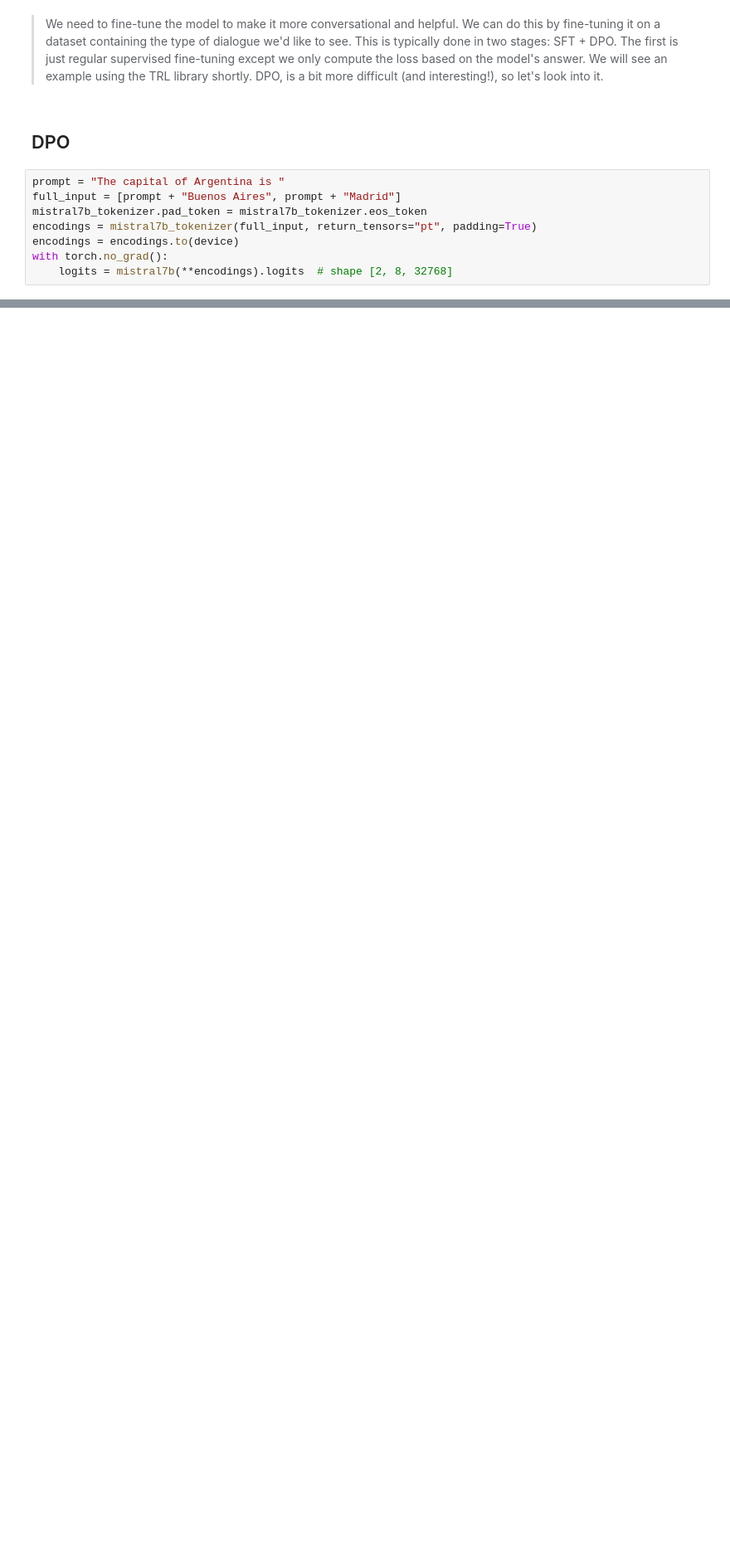
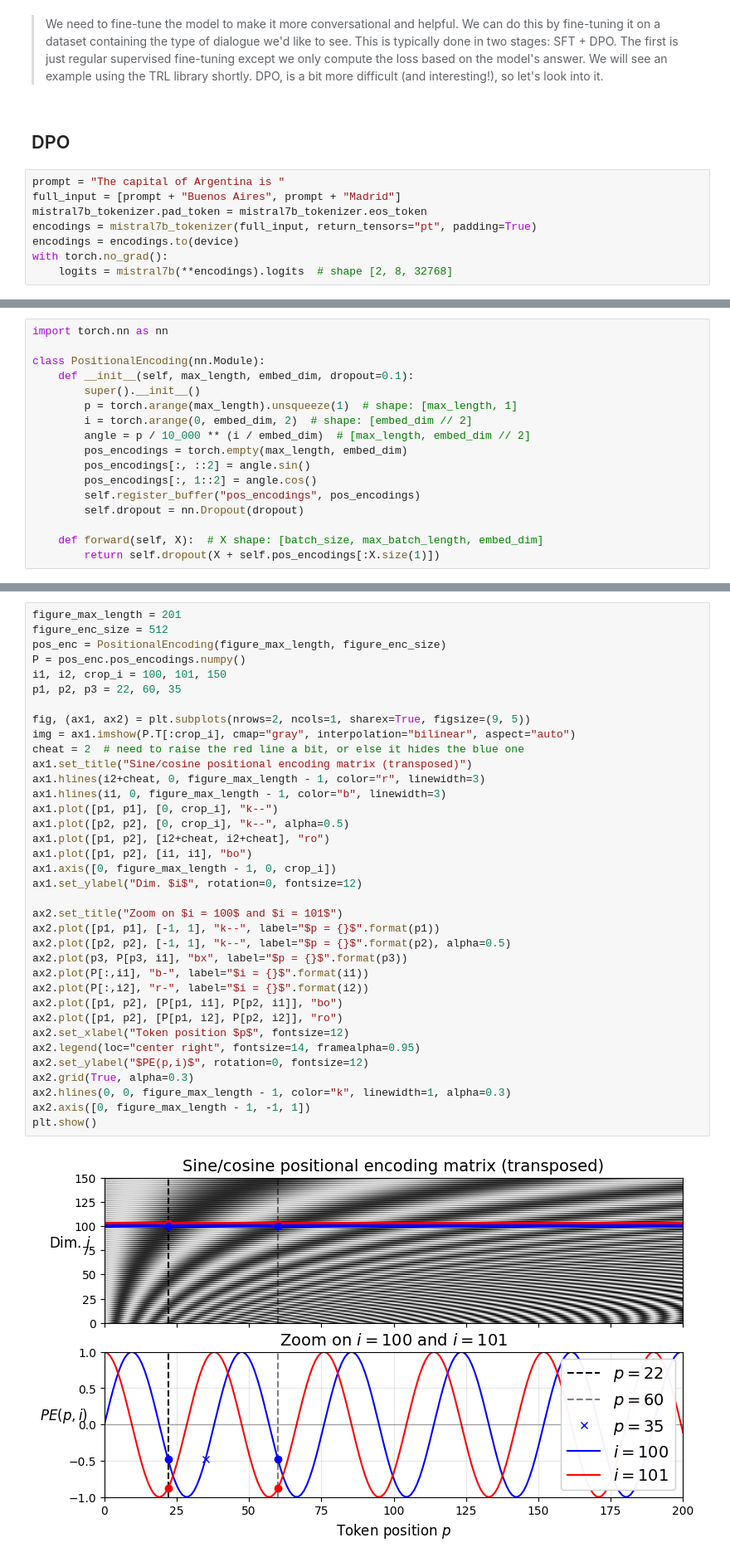
Before and after one commit to KhanUzeb/HOML, a Jupyter notebook: Codes/Chapter15o.ipynb, the cells around one changed output, grey strips where cells are left out. Shown at 83% size. Drawn from its saved outputs; the diff is of its cells as text; blank space fills up the shorter version.

```diff
--- a/Codes/Chapter15o.ipynb
+++ b/Codes/Chapter15o.ipynb
@@ -405,0 +671,17 @@ with torch.no_grad():
+# %%
+import torch.nn as nn
+
+class PositionalEncoding(nn.Module):
+    def __init__(self, max_length, embed_dim, dropout=0.1):
+        super().__init__()
+        p = torch.arange(max_length).unsqueeze(1)  # shape: [max_length, 1]
+        i = torch.arange(0, embed_dim, 2)  # shape: [embed_dim // 2]
+        angle = p / 10_000 ** (i / embed_dim)  # [max_length, embed_dim // 2]
+        pos_encodings = torch.empty(max_length, embed_dim)
+        pos_encodings[:, ::2] = angle.sin()
+        pos_encodings[:, 1::2] = angle.cos()
+        self.register_buffer("pos_encodings", pos_encodings)
+        self.dropout = nn.Dropout(dropout)
+
+    def forward(self, X):  # X shape: [batch_size, max_batch_length, embed_dim]
+        return self.dropout(X + self.pos_encodings[:X.size(1)])
@@ -405,0 +699,38 @@ with torch.no_grad():
+# %%
+figure_max_length = 201
+figure_enc_size = 512
+pos_enc = PositionalEncoding(figure_max_length, figure_enc_size)
+P = pos_enc.pos_encodings.numpy()
+i1, i2, crop_i = 100, 101, 150
+p1, p2, p3 = 22, 60, 35
+
+fig, (ax1, ax2) = plt.subplots(nrows=2, ncols=1, sharex=True, figsize=(9, 5))
+img = ax1.imshow(P.T[:crop_i], cmap="gray", interpolation="bilinear", aspect="auto")
+cheat = 2  # need to raise the red line a bit, or else it hides the blue one
+ax1.set_title("Sine/cosine positional encoding matrix (transposed)")
+ax1.hlines(i2+cheat, 0, figure_max_length - 1, color="r", linewidth=3)
+ax1.hlines(i1, 0, figure_max_length - 1, color="b", linewidth=3)
+ax1.plot([p1, p1], [0, crop_i], "k--")
+ax1.plot([p2, p2], [0, crop_i], "k--", alpha=0.5)
+ax1.plot([p1, p2], [i2+cheat, i2+cheat], "ro")
+ax1.plot([p1, p2], [i1, i1], "bo")
+ax1.axis([0, figure_max_length - 1, 0, crop_i])
+ax1.set_ylabel("Dim. $i$", rotation=0, fontsize=12)
+
+ax2.set_title("Zoom on $i = 100$ and $i = 101$")
+ax2.plot([p1, p1], [-1, 1], "k--", label="$p = {}$".format(p1))
+ax2.plot([p2, p2], [-1, 1], "k--", label="$p = {}$".format(p2), alpha=0.5)
+ax2.plot(p3, P[p3, i1], "bx", label="$p = {}$".format(p3))
+ax2.plot(P[:,i1], "b-", label="$i = {}$".format(i1))
+ax2.plot(P[:,i2], "r-", label="$i = {}$".format(i2))
+ax2.plot([p1, p2], [P[p1, i1], P[p2, i1]], "bo")
+ax2.plot([p1, p2], [P[p1, i2], P[p2, i2]], "ro")
+ax2.set_xlabel("Token position $p$", fontsize=12)
+ax2.legend(loc="center right", fontsize=14, framealpha=0.95)
+ax2.set_ylabel("$PE(p,i)$", rotation=0, fontsize=12)
+ax2.grid(True, alpha=0.3)
+ax2.hlines(0, 0, figure_max_length - 1, color="k", linewidth=1, alpha=0.3)
+ax2.axis([0, figure_max_length - 1, -1, 1])
+plt.show()
+# %% [output]
+[figure, added]
```
Also changed, not shown: parts of 47 cells of this notebook, 1 other file.
